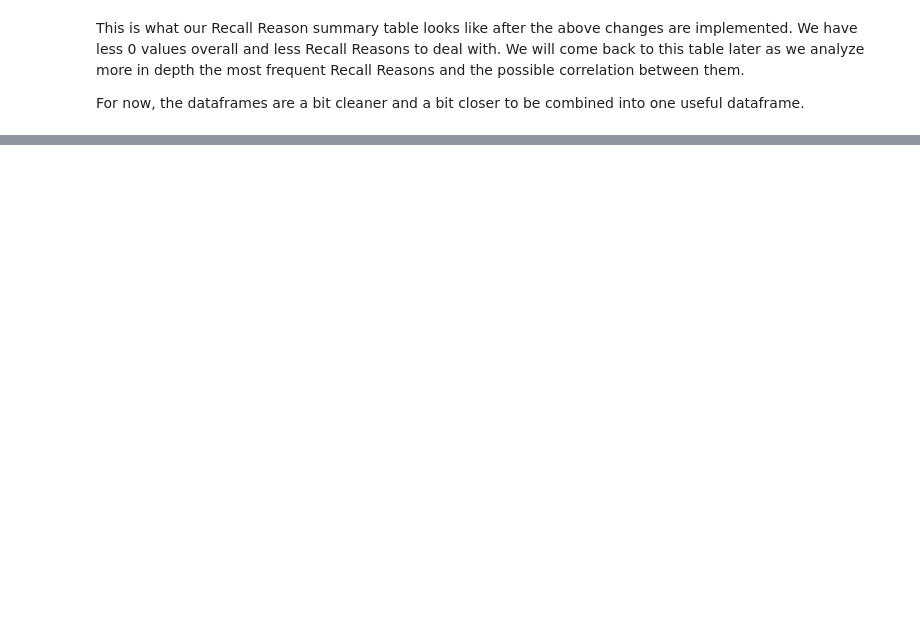
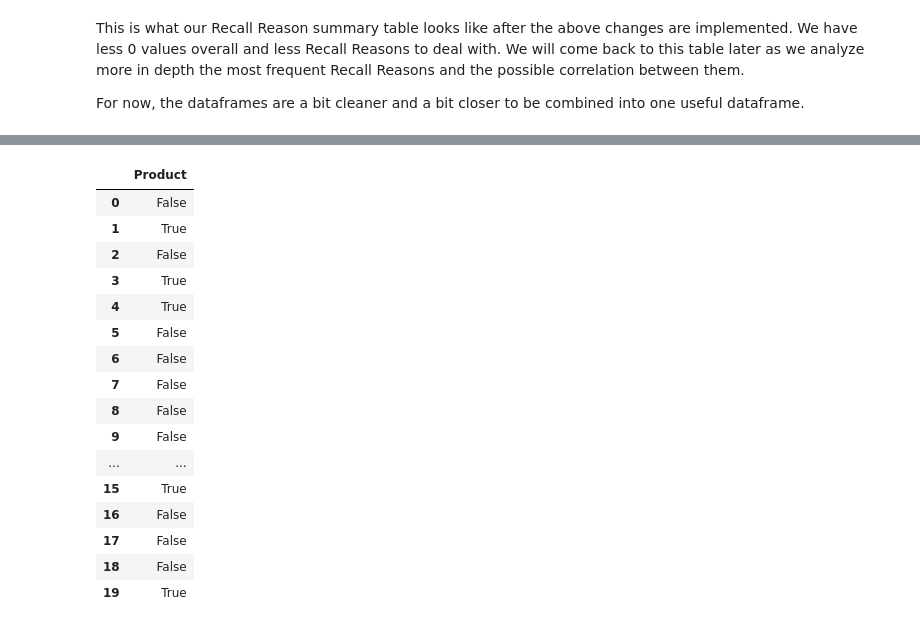
Before and after one commit to yemikifouly/food-recalls-analysis, a Jupyter notebook: data_cleaning_and_preparation.ipynb, the cells around one changed output, grey strips where cells are left out. Cells and saved outputs as stored; diff of their text form; code cells hidden in the pictures; blank space fills up the shorter version.

```diff
--- a/data_cleaning_and_preparation.ipynb
+++ b/data_cleaning_and_preparation.ipynb
@@ -584,0 +615,21 @@ For now, the dataframes are a bit cleaner and a bit closer to be combined into o
+# %%
+pork = pd.DataFrame(slice['Product'].str.contains(pattern, flags=re.I))
+pork
+# %% [output]
+|  | Product |
+| 0 | False |
+| 1 | True |
+| 2 | False |
+| 3 | True |
+| 4 | True |
+| 5 | False |
+| 6 | False |
+| 7 | False |
+| 8 | False |
+| 9 | False |
+| ... | ... |
+| 15 | True |
+| 16 | False |
+| 17 | False |
+| 18 | False |
+| 19 | True |
```
Also changed, not shown: parts of 13 cells of this notebook.
